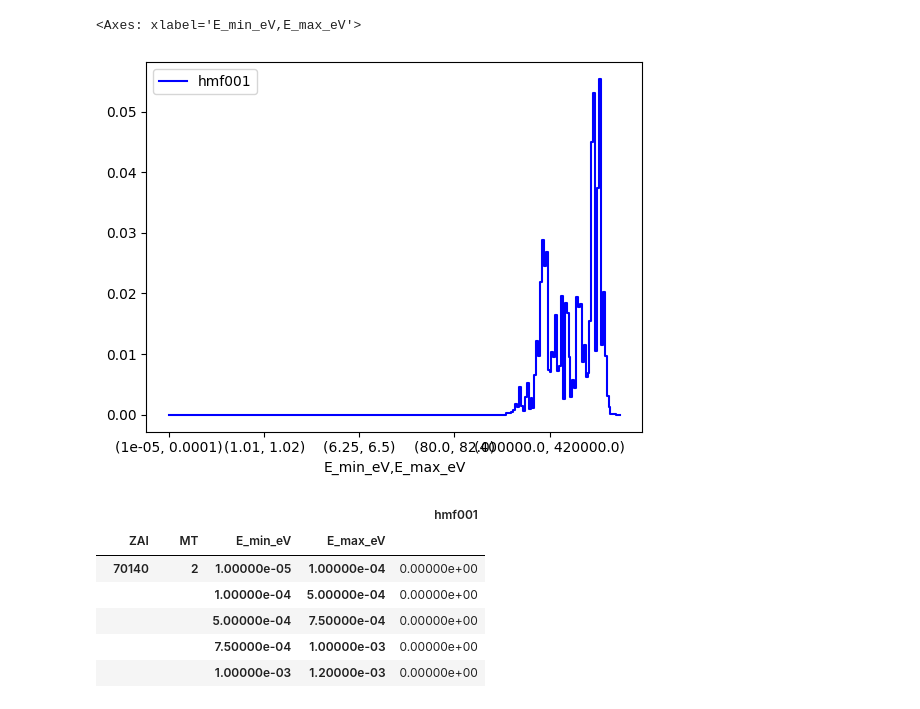
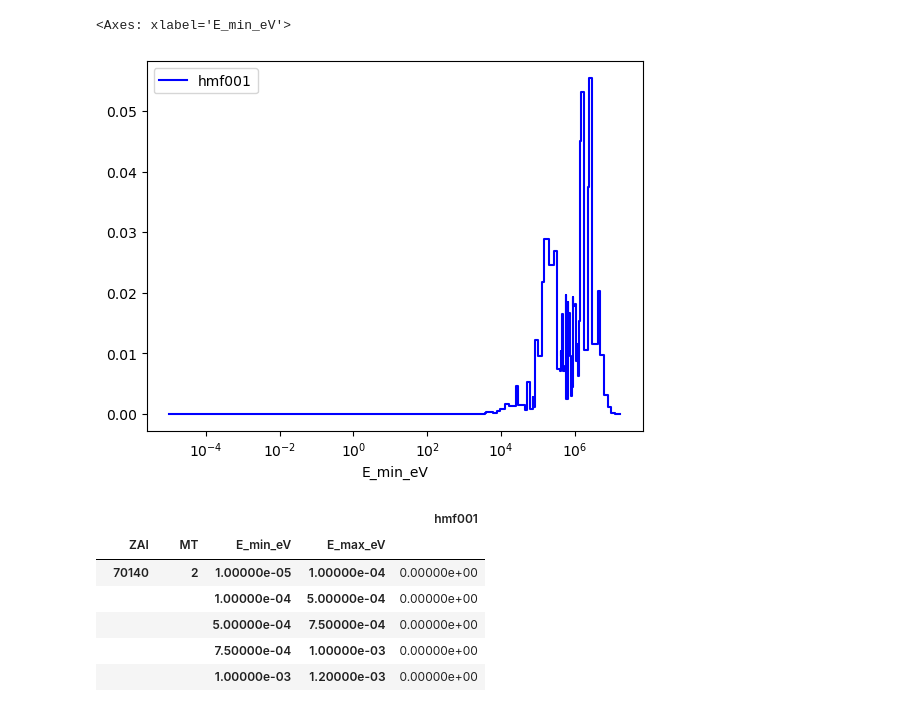
Before and after one commit to daan1392/PROT, a Jupyter notebook: notebooks/sensitivity.ipynb, the cells around one changed output. Drawn from its saved outputs; the diff is of its cells as text; code cells hidden in the pictures.

```diff
--- a/notebooks/sensitivity.ipynb
+++ b/notebooks/sensitivity.ipynb
@@ -26 +44,3 @@ Title: hmf001
+# %%
+bmarks = benchmarks.BenchmarkSuite([benchmarks.Benchmark.from_hdf5(r'C:\Users\hoube\Documents\7PhD\data\benchmarks\benchmarks_jeff33.h5', titles[i]) for i in range(len(sensfiles))])
 # %%
@@ -32,5 +64,3 @@ No covariance data found for 70140, returning empty df
-# %%
-bmarks = benchmarks.BenchmarkSuite([hmf1, hmf2])
 # %%
 bmarks.K_prior['K_prior'] - bmarks.K_exp['K_exp']
 # %% [output]
@@ -80,5 +126,3 @@ bmarks.remove_benchmark('hmf002-001')
-# %%
-bmarks.add_benchmark(hmf2)
 # %%
 bmarks.ZAIs
 # %% [output]
@@ -122,0 +207,2 @@ Index([2, 4, 18, 102, 456, 35018], dtype='int64', name='MT')
+# %%
+hmf1 = bmarks.get_benchmark('hmf001')
@@ -123,8 +226,8 @@ Index([2, 4, 18, 102, 456, 35018], dtype='int64', name='MT')
 # %%
-hmf001.S.loc[(922350, 18)].plot(drawstyle='steps-pre', color='blue')
+hmf1.S.loc[(922350, 18)].reset_index().plot(x='E_min_eV', y='hmf001', drawstyle='steps-pre', color='blue', logx=True)
 # %% [output]
-<Axes: xlabel='E_min_eV,E_max_eV'>
+<Axes: xlabel='E_min_eV'>
-[figure, old version]
+[figure, new version]
 # %%
 import matplotlib.pyplot as plt
 import sandy
```
Also changed, not shown: parts of 27 cells of this notebook, 1 other file.
